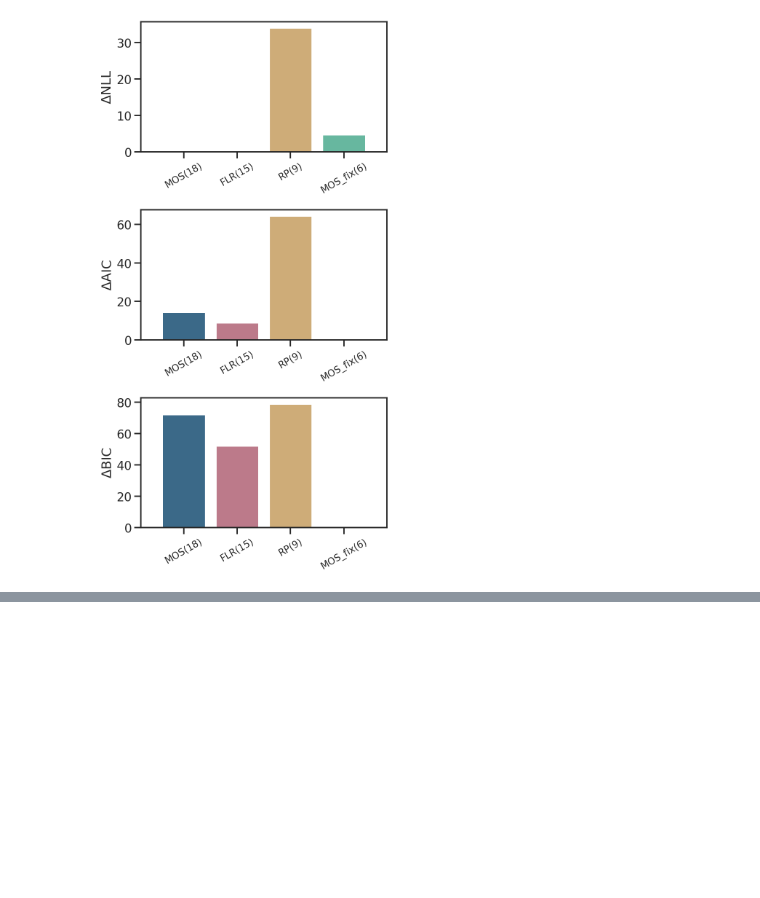
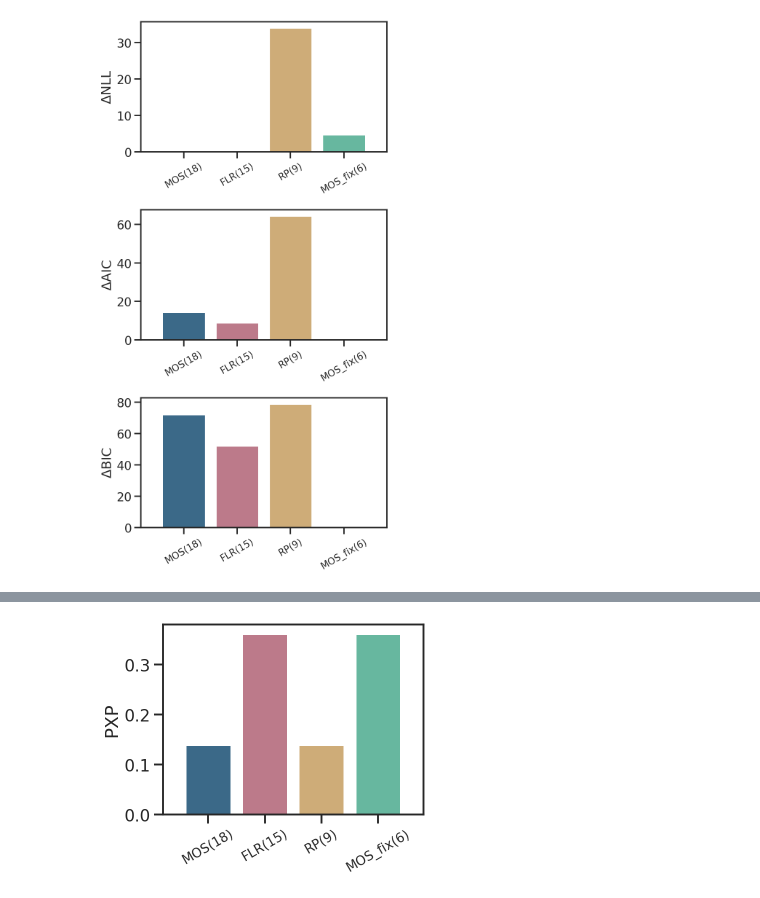
Before and after one commit to fangzefunny/policy-analysis, a Jupyter notebook: notes/model_recovery.ipynb, the cells around one changed output, grey strips where cells are left out. Drawn from its saved outputs; the diff is of its cells as text; code cells hidden in the pictures; blank space fills up the shorter version.

```diff
--- a/notes/model_recovery.ipynb
+++ b/notes/model_recovery.ipynb
@@ -115,0 +134,4 @@ FileNotFoundError: [Errno 2] No such file or directory: 'fits/exp1data-MOS/fit_s
+# %%
+show_bms('exp1data-RP', models=['MOS', 'FLR', 'RP', 'MOS_fix'])
+# %% [output]
+[figure, added]
```
Also changed, not shown: parts of 7 cells of this notebook, 12 other files.
